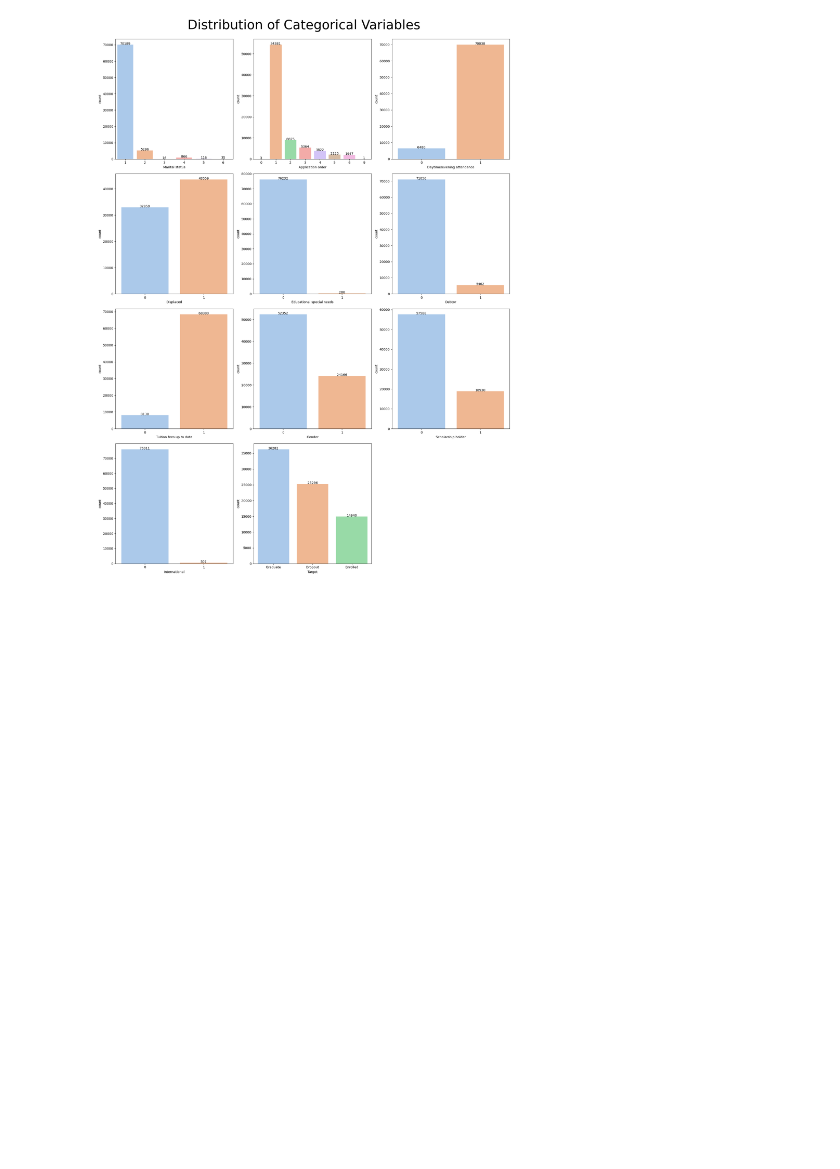
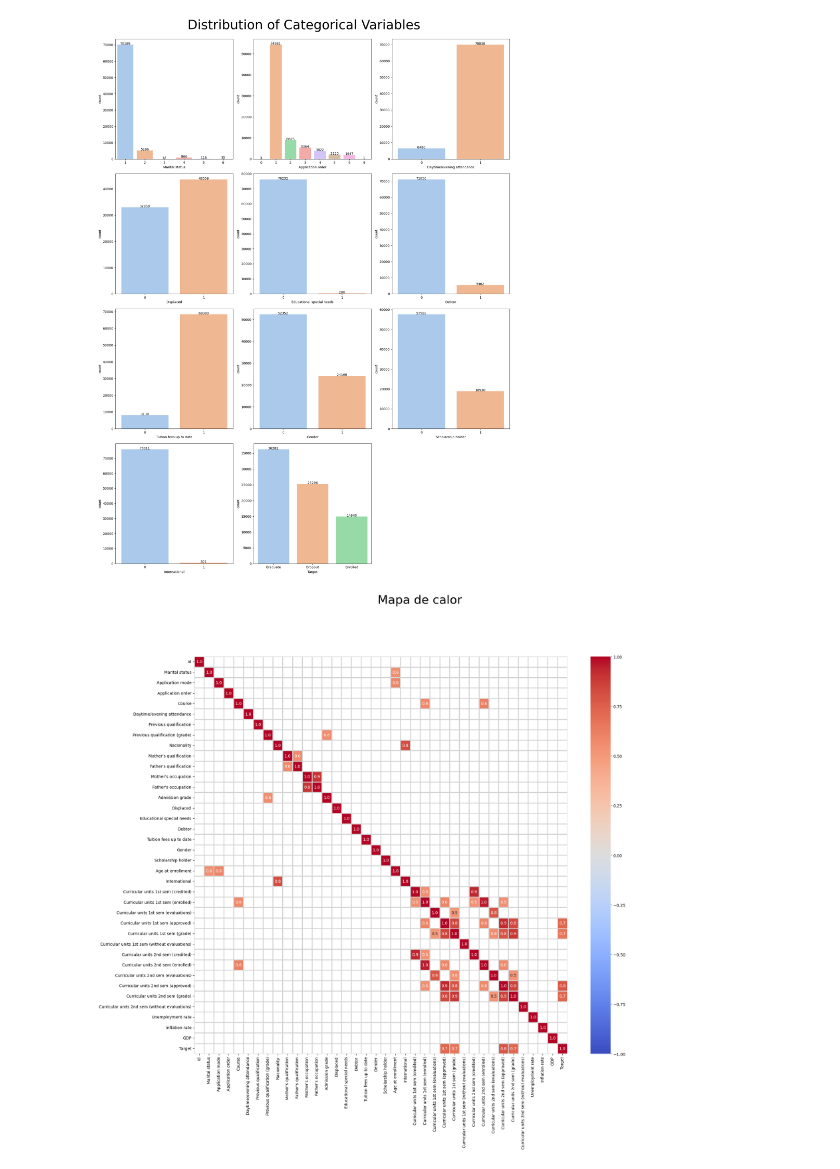
Before and after one commit to maycom306/TCC-database-kaggle, a Jupyter notebook: projeto/teste.ipynb, the cells around one changed output. Drawn from its saved outputs; the diff is of its cells as text; code cells hidden in the pictures; blank space fills up the shorter version.

```diff
--- a/projeto/teste.ipynb
+++ b/projeto/teste.ipynb
@@ -121,3 +123,24 @@ Passing `palette` without assigning `hue` is deprecated and will be removed in v
 
   sns.countplot(x=df[coluna], data=df, palette='pastel')
 [figure]
+# %%
+from sklearn.preprocessing import LabelEncoder
+
+categorias = ['dropout', 'enrolled', 'graduate']
+encoder = LabelEncoder()
+
+# converter o target para valores numericos
+df['Target'] = encoder.fit_transform(df['Target'])
+# %%
+matriz_correlação = df.corr()
+
+# Aplica o filtro para manter apenas as correlações > 0.5 ou < -0.5
+filtro_correlação = matriz_correlação[(matriz_correlação > 0.5) | (matriz_correlação < -0.5)]
+
+# Cria o mapa de calor com as correlações filtradas
+plt.figure(figsize=(21, 18))
+sns.heatmap(filtro_correlação, annot=True, cmap='coolwarm', fmt='.1f', linewidths=2, linecolor='lightgrey', vmin=-1, vmax=1)
+plt.suptitle('Mapa de calor', fontsize=30, y=1)
+plt.show()
+# %% [output]
+[figure, added]
```
Also changed, not shown: parts of 7 cells of this notebook, 2 other files.
